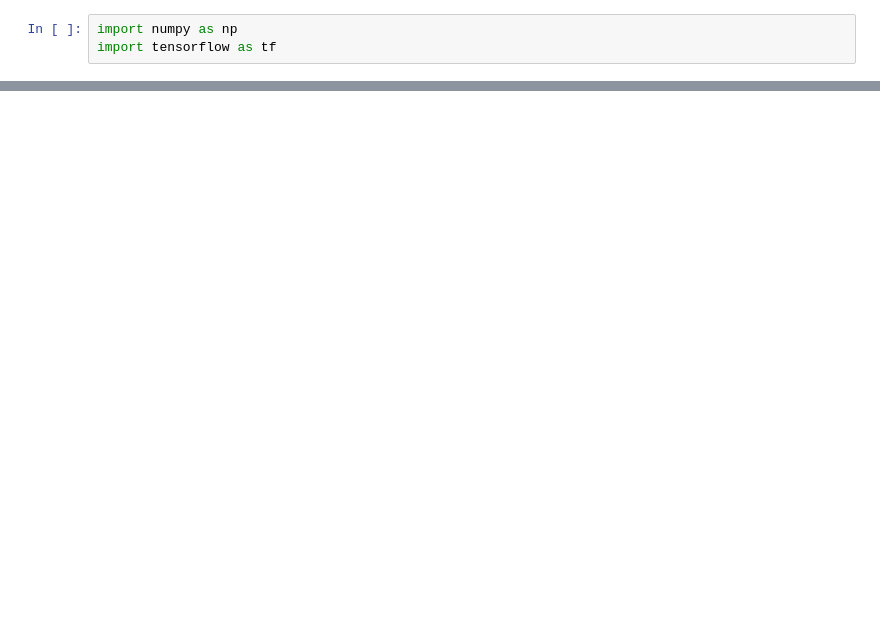
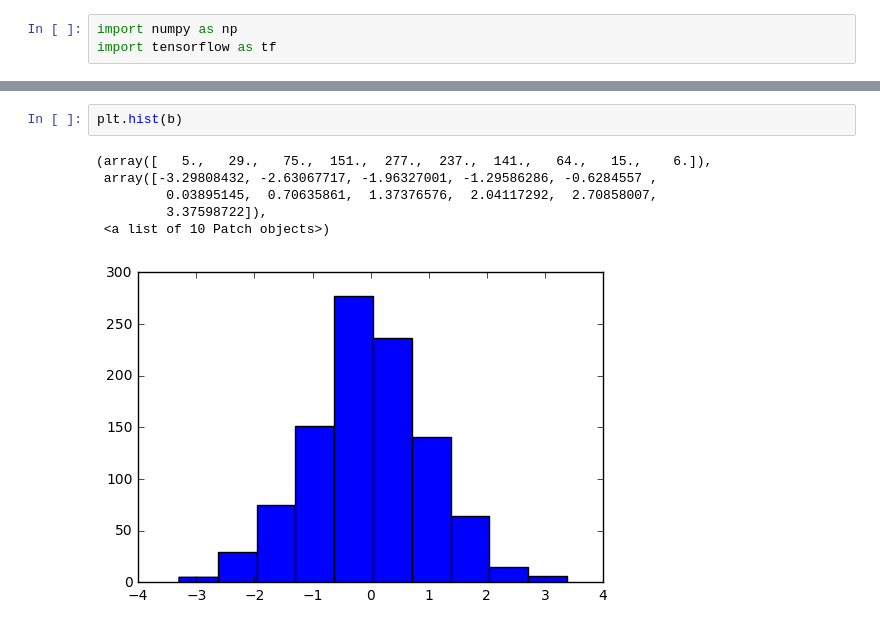
Before and after one commit to 0xfe/experiments, a Jupyter notebook: stats/helloworld.ipynb, the cells around one changed output, grey strips where cells are left out. Drawn from its saved outputs; the diff is of its cells as text; blank space fills up the shorter version.

```diff
--- a/stats/helloworld.ipynb
+++ b/stats/helloworld.ipynb
@@ -37,0 +43,9 @@ plt.plot(b)
+# %%
+plt.hist(b)
+# %% [output]
+(array([   5.,   29.,   75.,  151.,  277.,  237.,  141.,   64.,   15.,    6.]),
+ array([-3.29808432, -2.63067717, -1.96327001, -1.29586286, -0.6284557 ,
+         0.03895145,  0.70635861,  1.37376576,  2.04117292,  2.70858007,
+         3.37598722]),
+ <a list of 10 Patch objects>)
+[figure, added]
```
Also changed, not shown: parts of 5 cells of this notebook, 1 other file.
